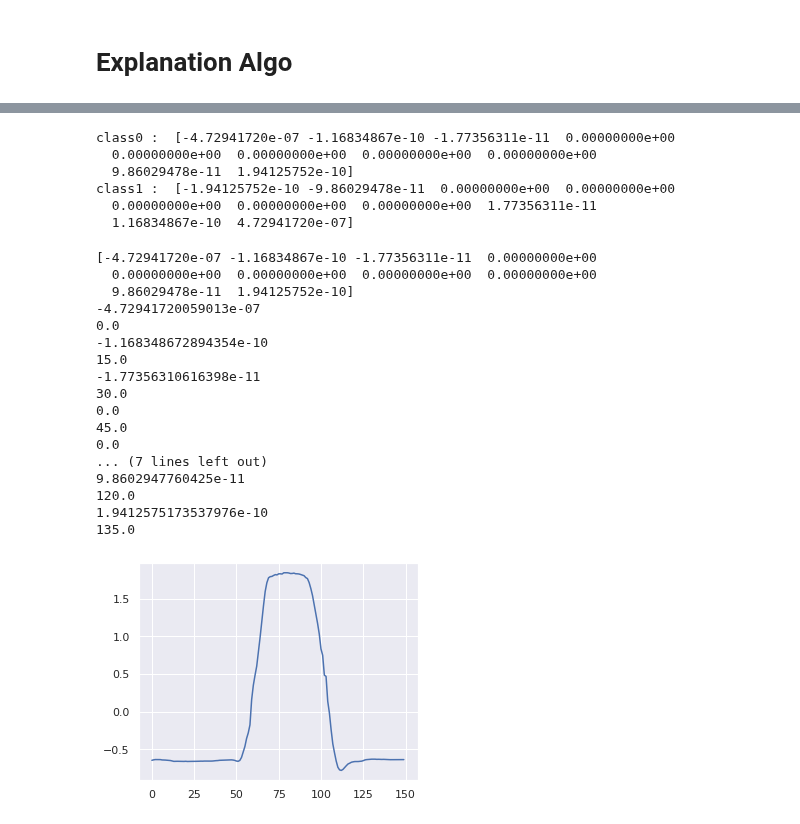
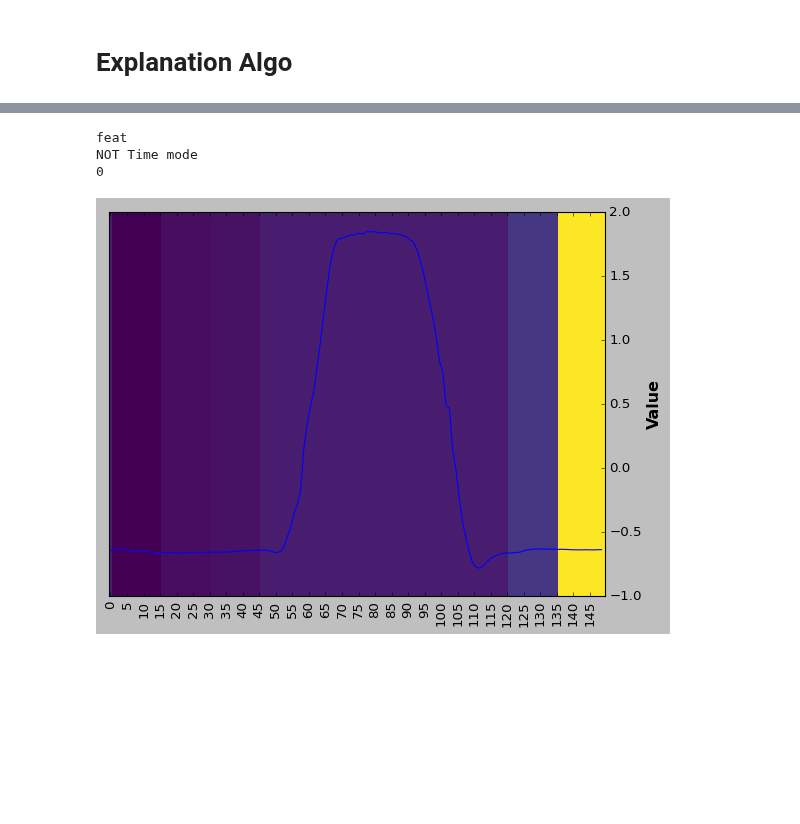
Before and after one commit to fzi-forschungszentrum-informatik/TSInterpret, a Jupyter notebook: notebooks/TestingScript_Leftist_torch.ipynb, the cells around one changed output, grey strips where cells are left out. Saved outputs shown, nothing was run; the diff lists cells and outputs as text; code cells hidden in the pictures; blank space fills up the shorter version.

Commit message:
Leftist Plot Function

```diff
--- a/notebooks/TestingScript_Leftist_torch.ipynb
+++ b/notebooks/TestingScript_Leftist_torch.ipynb
@@ -112,31 +120,7 @@ ValueError: could not broadcast input array from shape (16,1) into shape (1,150)
-# %%
-for i in range(len(explanations)):
-    print('class{} : '.format(i),explanations[i][0])
-# %% [output]
-class0 :  [-4.72941720e-07 -1.16834867e-10 -1.77356311e-11  0.00000000e+00
-  0.00000000e+00  0.00000000e+00  0.00000000e+00  0.00000000e+00
-  9.86029478e-11  1.94125752e-10]
-class1 :  [-1.94125752e-10 -9.86029478e-11  0.00000000e+00  0.00000000e+00
-  0.00000000e+00  0.00000000e+00  0.00000000e+00  1.77356311e-11
-  1.16834867e-10  4.72941720e-07]
-# %%
-leftist.plot_on_sample(explained_instance.flatten(),explanations)
-# %% [output]
-[-4.72941720e-07 -1.16834867e-10 -1.77356311e-11  0.00000000e+00
-  0.00000000e+00  0.00000000e+00  0.00000000e+00  0.00000000e+00
-  9.86029478e-11  1.94125752e-10]
--4.72941720059013e-07
-0.0
--1.168348672894354e-10
-15.0
--1.77356310616398e-11
-30.0
-0.0
-45.0
-0.0
-... (7 lines left out)
-9.8602947760425e-11
-120.0
-1.9412575173537976e-10
-135.0
-[figure, removed]
+# %%
+leftist.plot(np.array([explained_instance]),np.array([explanations[1]]))
+# %% [output]
+feat
+NOT Time mode
+0
+[figure, added]
```
Also changed, not shown: parts of 4 cells of this notebook, 2 other files.
